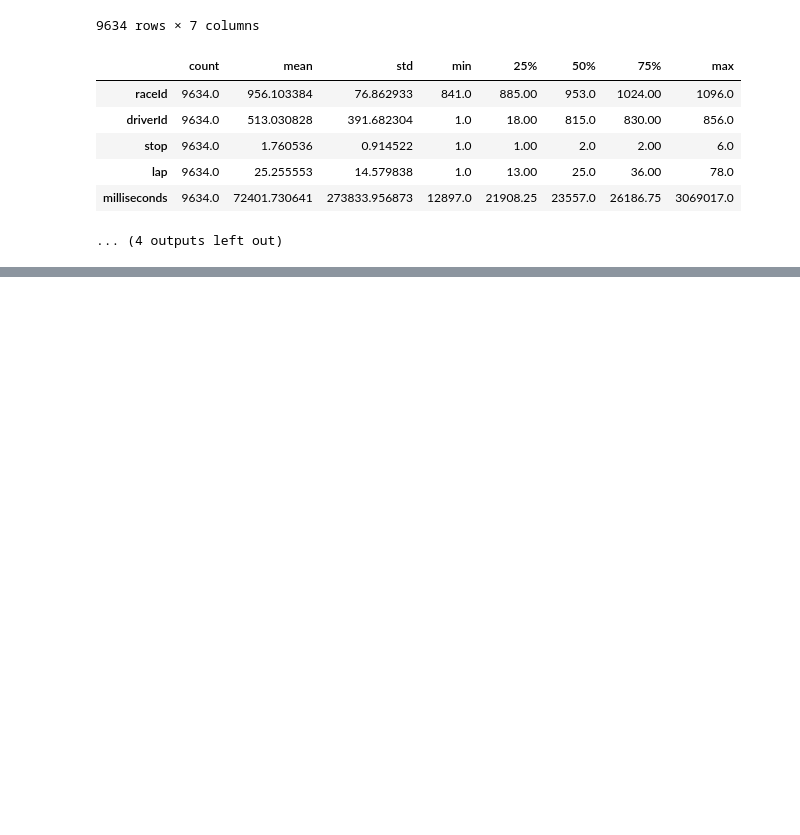
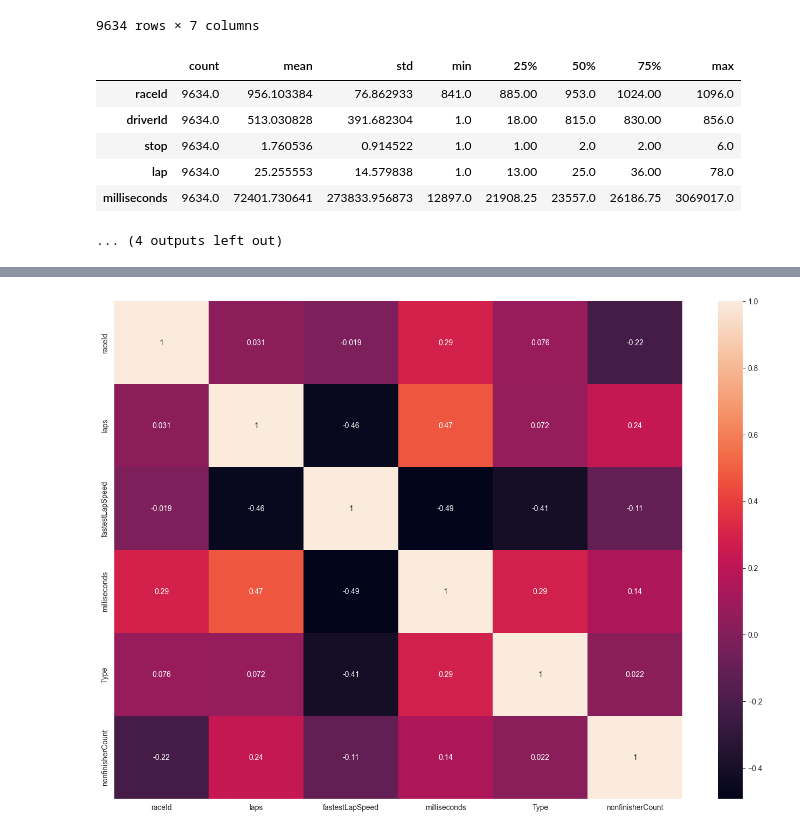
Before and after one commit to arvyz/f1, a Jupyter notebook: f1.ipynb, the cells around one changed output, grey strips where cells are left out. Saved outputs shown, nothing was run; the diff lists cells and outputs as text; code cells hidden in the pictures; blank space fills up the shorter version.

```diff
--- a/f1.ipynb
+++ b/f1.ipynb
@@ -379,0 +503,3 @@ First we have to prepare the dataset.  We need to combine the our new data sourc
+# %%
+results_by_circuit_type_df = pd.merge(results_df,races_type_df[['raceId','Type']], on = 'raceId')
+results_by_circuit_type_df
@@ -379,0 +584,5 @@ First we have to prepare the dataset.  We need to combine the our new data sourc
+# %%
+#display(df)
+results_by_circuit_type_df.milliseconds.count()
+df = results_by_circuit_type_df
+df.groupby('Type').describe().T
@@ -379,0 +603,30 @@ First we have to prepare the dataset.  We need to combine the our new data sourc
+# %%
+def numeric_type(data):
+    """
+    Convert Type into a numeric representation
+        0 - Race Circuit
+        1 - Street Circuit
+        2 - Road Circuit
+    """
+
+    map_type = {'Race circuit': 0,'Street circuit': 1,'Road circuit': 2}
+    data['Type'] = data['Type'].map(map_type)
+    data['Type'].astype(int)
+
+def non_finish_counts(data):
+    """
+    Add a feature to encomapss the number of non finishers in a race.
+
+    :param data: The Dataframe being manipulated
+    :return: return the dataframe
+    """
+
+    nfcounts = data[data['statusId'] != 1].groupby('raceId').size().reset_index(name='nonfinisherCount')
+    new_df = data[data['position'] == 1]
+    result = new_df.merge(nfcounts,on="raceId",how="left")
+    return result
+# %%
+df_gt = df[["raceId","position","laps","fastestLapSpeed","milliseconds","statusId","Type"]]
+numeric_type(df_gt)
+df_gt = non_finish_counts(df_gt)
+df_gt.groupby('Type').describe().T
@@ -379,0 +651,7 @@ First we have to prepare the dataset.  We need to combine the our new data sourc
+# %%
+df_gt = df_gt.drop(["position","statusId"],axis=1)
+plt.figure(figsize=(17,12))
+sns.heatmap(df_gt.corr(),annot=True)
+plt.show()
+# %% [output]
+[figure, added]
```
Also changed, not shown: parts of 20 cells of this notebook.
